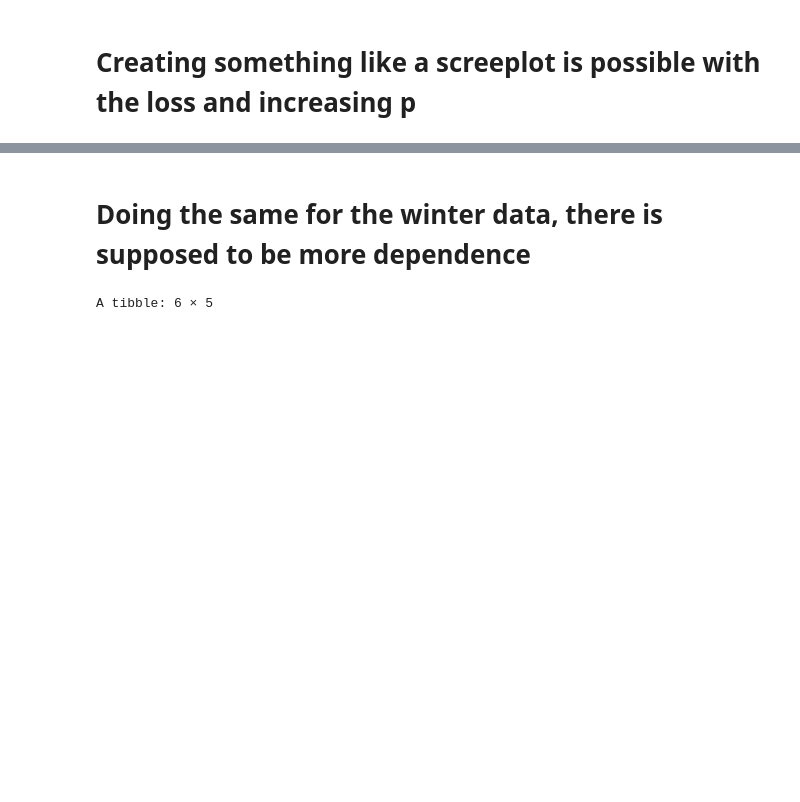
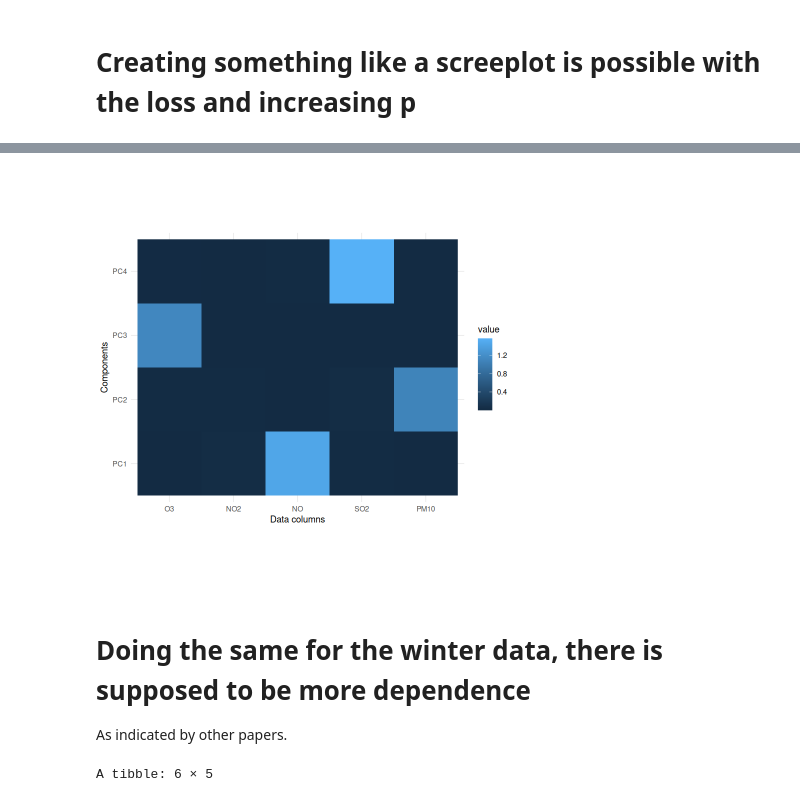
Before and after one commit to FelixRb96/maxstablePCA_examples, a Jupyter notebook: airpollution/airpollution.ipynb, the cells around one changed output, grey strips where cells are left out. Drawn from its saved outputs; the diff is of its cells as text; code cells hidden in the pictures; blank space fills up the shorter version.

```diff
--- a/airpollution/airpollution.ipynb
+++ b/airpollution/airpollution.ipynb
@@ -213,5 +266,16 @@ theme_minimal()
+# %%
+ggplot(melt(t(enc4)), aes(Var1,Var2, fill=value)) +
+geom_raster() +
+xlab("Data columns") +
+ylab("Components") +
+coord_fixed() +
+theme_minimal()
+# %% [output]
+[figure, added]
 # %% [markdown]
 # Doing the same for the winter data, there is supposed to be more dependence
+
+As indicated by other papers.
 # %%
 winter <- winter %>% as_tibble()
 head(winter)
```
Also changed, not shown: parts of 29 cells of this notebook.
